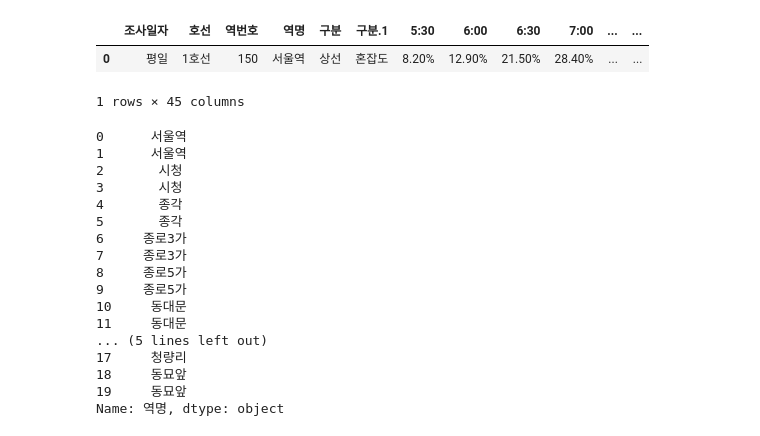
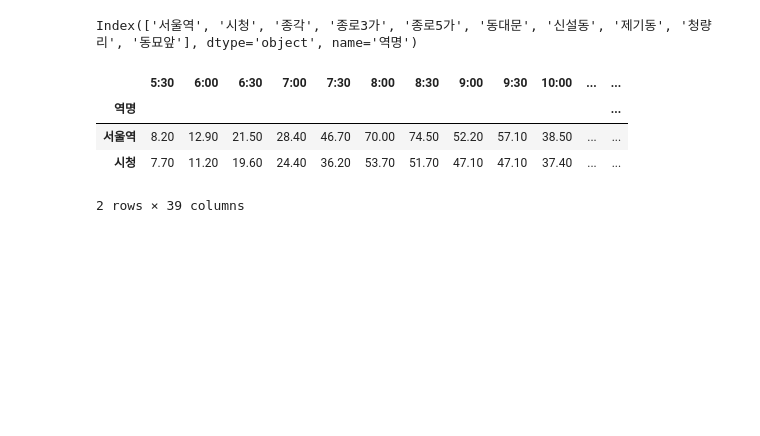
Before and after one commit to simhc0714/AI_basic_course, a Jupyter notebook: Part 02 python library/201007_분석실습.ipynb, the cells around one changed output. Cells and saved outputs as stored; diff of their text form; code cells hidden in the pictures; blank space fills up the shorter version.

```diff
--- a/Part 02 python library/201007_분석실습.ipynb
+++ b/Part 02 python library/201007_분석실습.ipynb
@@ -0,0 +123,3 @@
+# %%
+order = list(range(39))
+time = list(df_uptrack_pre)
@@ -0,0 +130,3 @@
+# %%
+df_uptrack_trans = df_uptrack_pre.transpose(copy=True)
+df_uptrack_trans.head()
@@ -0,0 +140,3 @@
+# %%
+df_uptrack_plot = df_uptrack_trans.assign(Order=order, TIME=time)
+df_uptrack_plot.head()
@@ -0,0 +150,3 @@
+# %%
+df_uptrack_plot.reset_index(drop=True, inplace=True)
+df_uptrack_plot.head()
@@ -55,28 +197,12 @@ is_wkdnl1.head()
+# %%
+df_uptrack_plot.index
+# %% [output]
+Index(['서울역', '시청', '종각', '종로3가', '종로5가', '동대문', '신설동', '제기동', '청량리', '동묘앞'], dtype='object', name='역명')
 # %%
-is_wkdnl1.iloc[[0]]
+df_uptrack_plot.iloc[0:2]
 # %% [output]
-|  | 조사일자 | 호선 | 역번호 | 역명 | 구분 | 구분.1 | 5:30 | 6:00 | 6:30 | 7:00 | ... | ... |
-| 0 | 평일 | 1호선 | 150 | 서울역 | 상선 | 혼잡도 | 8.20% | 12.90% | 21.50% | 28.40% | ... | ... |
+|  | 5:30 | 6:00 | 6:30 | 7:00 | 7:30 | 8:00 | 8:30 | 9:00 | 9:30 | 10:00 | ... | ... |
+| 역명 |  |  |  |  |  |  |  |  |  |  |  | ... |
+| 서울역 | 8.20 | 12.90 | 21.50 | 28.40 | 46.70 | 70.00 | 74.50 | 52.20 | 57.10 | 38.50 | ... | ... |
+| 시청 | 7.70 | 11.20 | 19.60 | 24.40 | 36.20 | 53.70 | 51.70 | 47.10 | 47.10 | 37.40 | ... | ... |
-1 rows × 45 columns
+2 rows × 39 columns
-# %%
-x = is_wkdnl1.iloc[[]]
-y = is_wkdnl1.iloc[[]]
-# y = is_wkdnl1.loc[]
-# %% [output]
-0      서울역
-1      서울역
-2       시청
-3       시청
-4       종각
-5       종각
-6     종로3가
-7     종로3가
-8     종로5가
-9     종로5가
-10     동대문
-11     동대문
-... (5 lines left out)
-17     청량리
-18     동묘앞
-19     동묘앞
-Name: 역명, dtype: object
```
Also changed, not shown: parts of 27 cells of this notebook, 1 other file.
